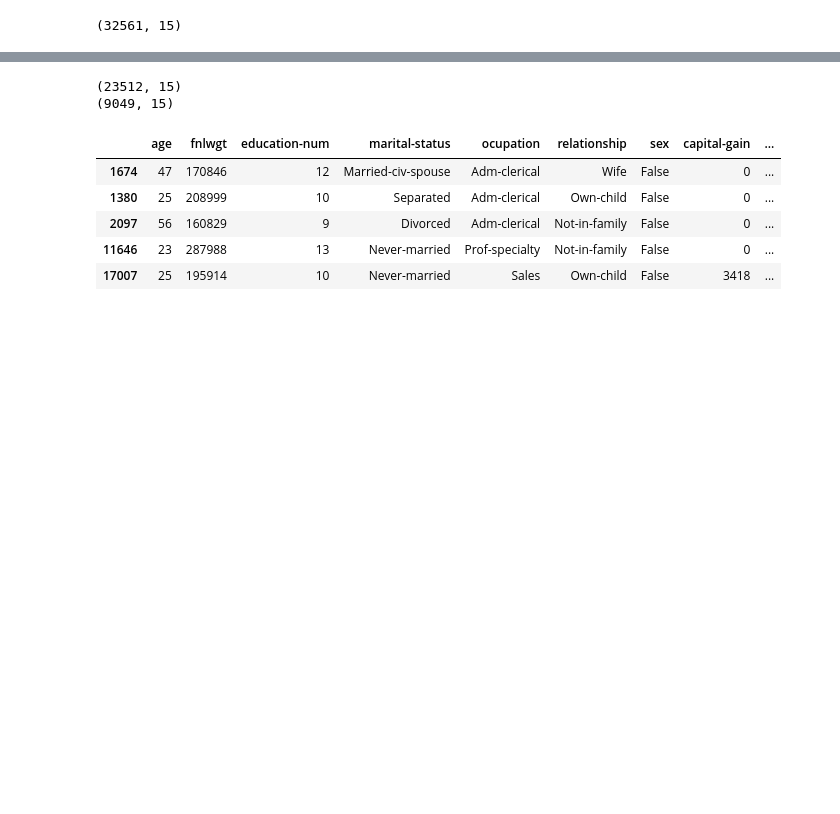
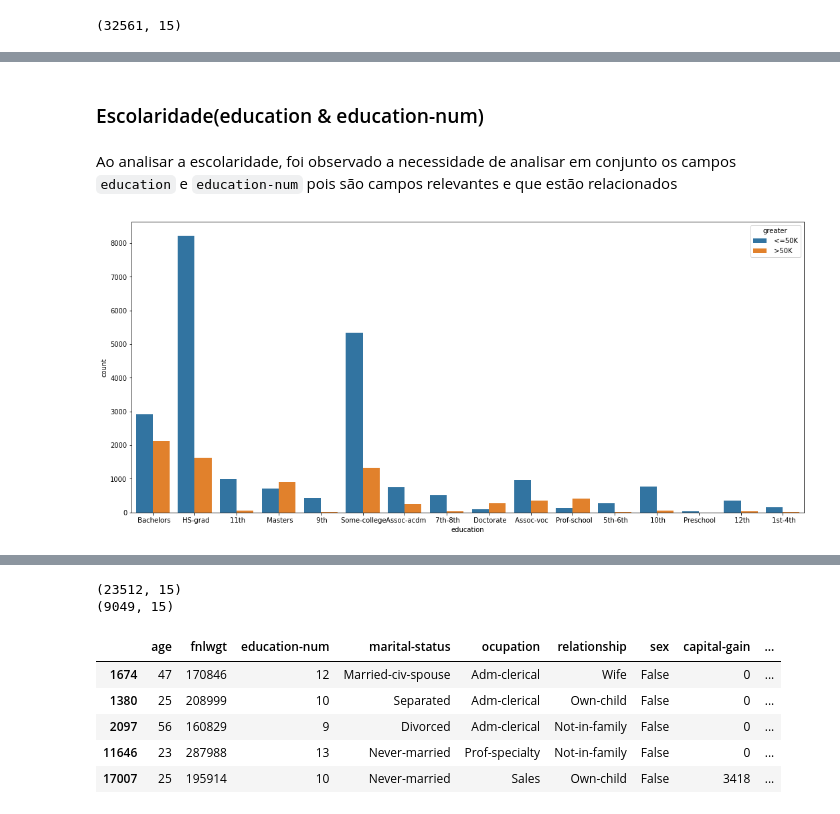
Before and after one commit to LucasFlaquer/ac2-projeto-ic, a Jupyter notebook: projeto.ipynb, the cells around one changed output, grey strips where cells are left out. Cells and saved outputs as stored; diff of their text form; code cells hidden in the pictures; blank space fills up the shorter version.

```diff
--- a/projeto.ipynb
+++ b/projeto.ipynb
@@ -188,0 +158,10 @@ df.describe()
+# %% [markdown]
+### Escolaridade(education & education-num)
+# %% [markdown]
+Ao analisar a escolaridade, foi observado a necessidade de analisar em conjunto os campos `education` e `education-num` pois são campos relevantes e que estão relacionados
+# %%
+plt.figure(figsize=(18,8))
+sns.countplot(x="education", data=df, hue="greater")
+plt.show()
+# %% [output]
+[figure, added]
```
Also changed, not shown: parts of 57 cells of this notebook, 1 other file.
